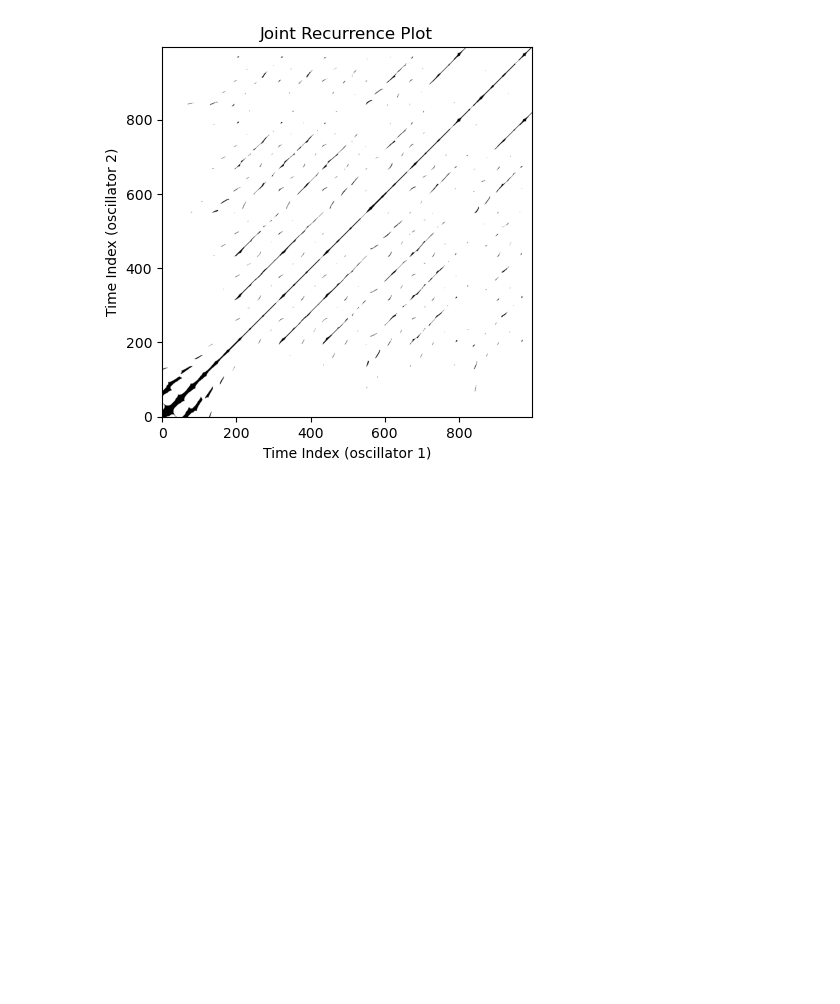
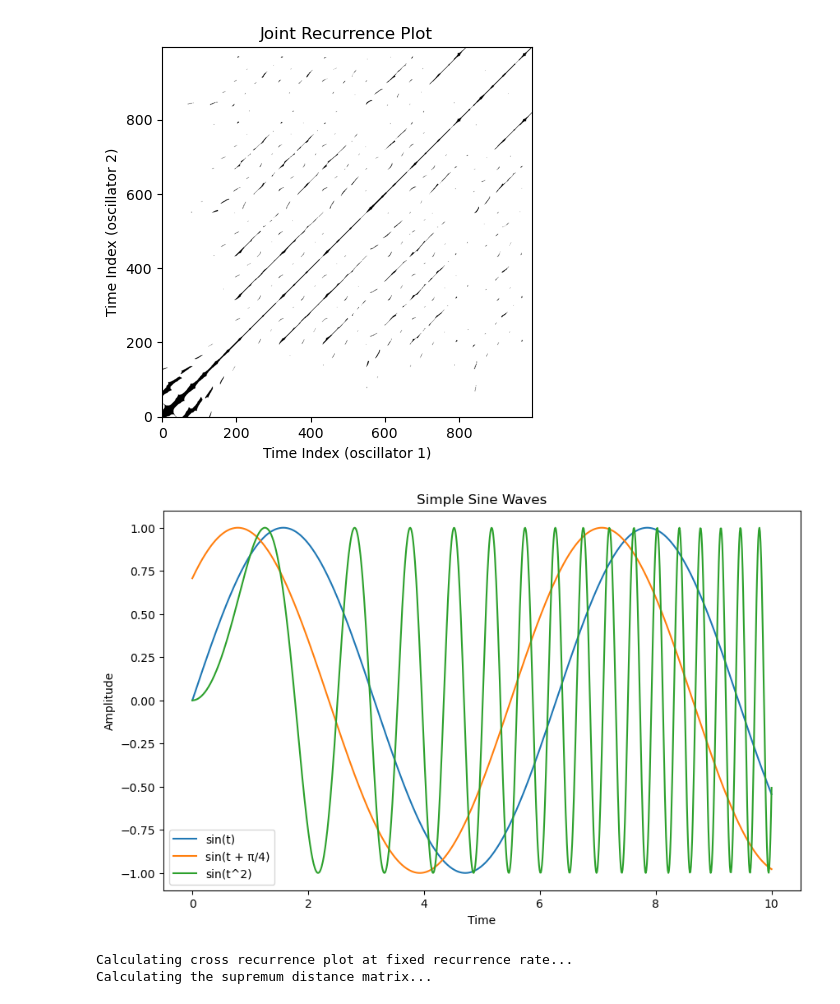
Before and after one commit to maltespringer/Synchronization_Analysis_With_Recurrence_Plots, a Jupyter notebook: scripts/tests.ipynb, the cells around one changed output. Drawn from its saved outputs; the diff is of its cells as text; code cells hidden in the pictures; blank space fills up the shorter version.

```diff
--- a/scripts/tests.ipynb
+++ b/scripts/tests.ipynb
@@ -124,3 +106,28 @@ plt.ylabel('Time Index (oscillator 2)')
 plt.show()
 # %% [output]
 [figure]
+# %%
+### Simple Sine Wave Example
+
+t = np.linspace(0, 10, 1000)
+
+y1 = np.sin(t)
+y2 = np.sin(t + np.pi/4)  # phase-shifted sine wave
+y3 = np.sin(t**2)
+
+plt.figure(figsize=(10,6))
+plt.plot(t, y1, label='sin(t)')
+plt.plot(t, y2, label='sin(t + π/4)')
+plt.plot(t, y3, label='sin(t^2)')
+plt.xlabel('Time')
+plt.ylabel('Amplitude')
+plt.title('Simple Sine Waves')
+plt.legend()
+plt.show()
+# %% [output]
+[figure, added]
+# %%
+R_C = CrossRecurrencePlot(y1, y3, dim=3, tau=2, recurrence_rate=0.05)
+# %% [output]
+Calculating cross recurrence plot at fixed recurrence rate...
+Calculating the supremum distance matrix...
```
Also changed, not shown: parts of 14 cells of this notebook, 1 other file.
